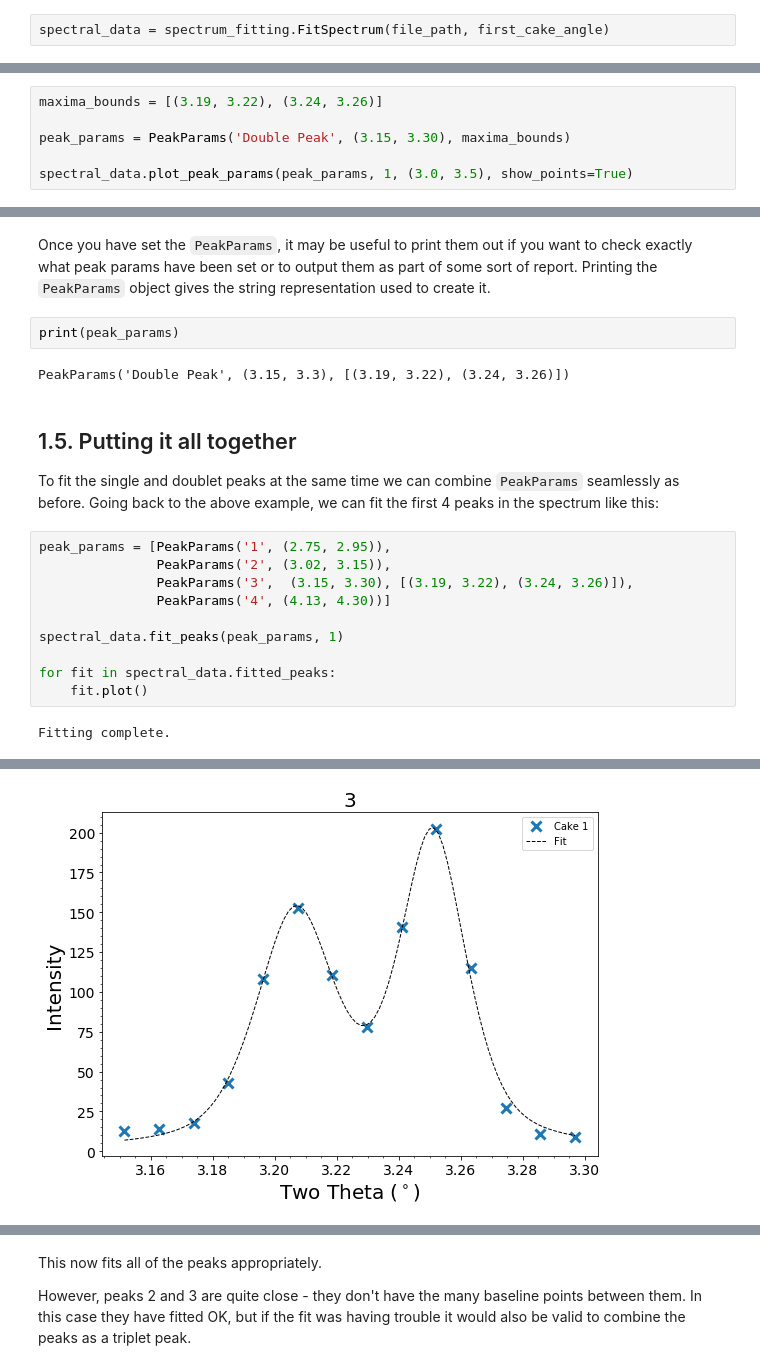
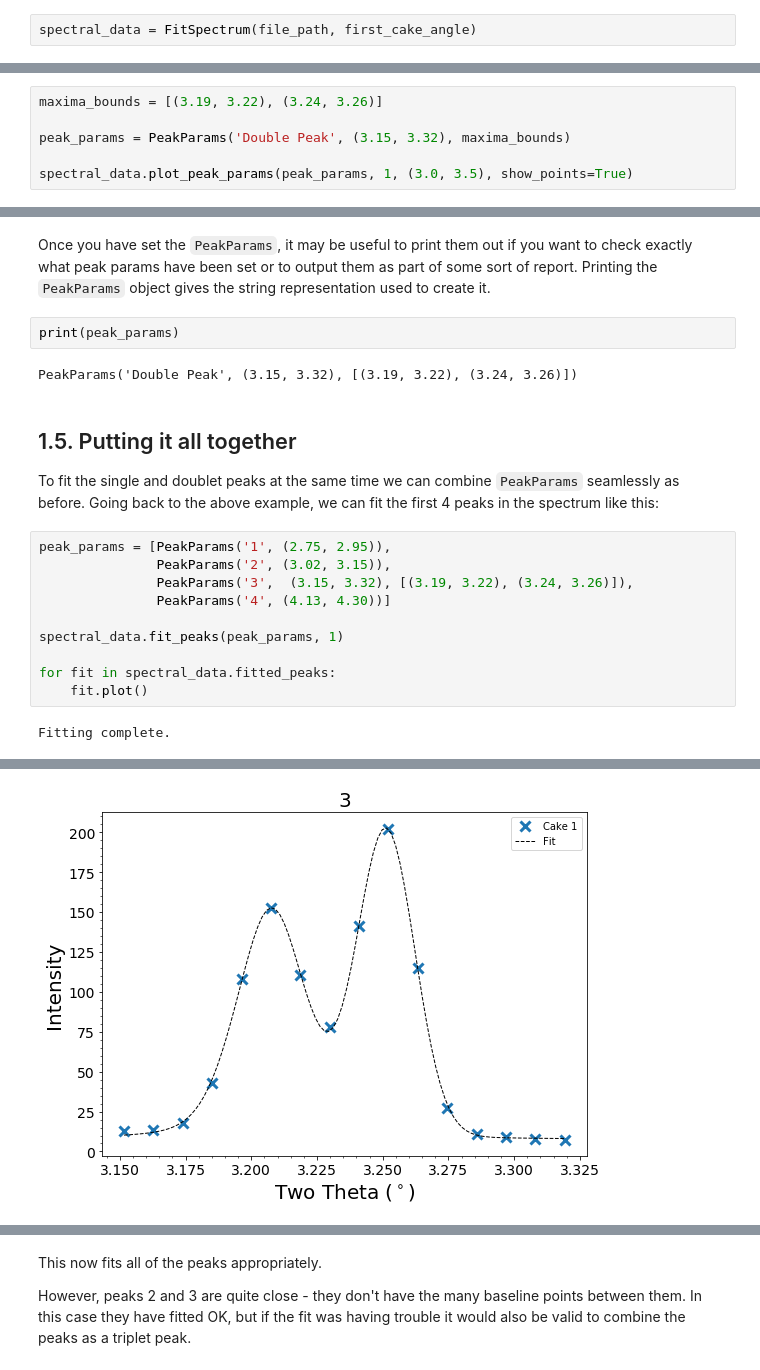
Before and after one commit to LightForm-group/xrdfit, a Jupyter notebook: tutorial notebooks/1 - Basic analysis workflow.ipynb, the cells around one changed output, grey strips where cells are left out. Saved outputs shown, nothing was run; the diff lists cells and outputs as text.

```diff
--- a/tutorial notebooks/1 - Basic analysis workflow.ipynb
+++ b/tutorial notebooks/1 - Basic analysis workflow.ipynb
@@ -44,7 +37,7 @@ file_path = '../example_data/adc_041_7Nb_NDload_700C_15mms_00001.dat'
 # %% [markdown]
 To fit the peaks in a spectrum, the diffraction pattern must first be loaded into a `FitSpectrum` object. The data for the whole diffraction pattern is stored in the instance of the object. In this case we name our instance *spectral_data*.
 # %%
-spectral_data = spectrum_fitting.FitSpectrum(file_path, first_cake_angle)
+spectral_data = FitSpectrum(file_path, first_cake_angle)
 # %% [output]
 Diffraction pattern successfully loaded from file.
 # %% [markdown]
@@ -208,7 +200,7 @@ The **maxima bounds** must be provided as a list of Tuples, one for each maxima
 # %%
 maxima_bounds = [(3.19, 3.22), (3.24, 3.26)]
 
-peak_params = PeakParams('Double Peak', (3.15, 3.30), maxima_bounds)
+peak_params = PeakParams('Double Peak', (3.15, 3.32), maxima_bounds)
 
 spectral_data.plot_peak_params(peak_params, 1, (3.0, 3.5), show_points=True)
 # %% [output]
@@ -230,7 +222,7 @@ Once you have set the `PeakParams`, it may be useful to print them out if you wa
 # %%
 print(peak_params)
 # %% [output]
-PeakParams('Double Peak', (3.15, 3.3), [(3.19, 3.22), (3.24, 3.26)])
+PeakParams('Double Peak', (3.15, 3.32), [(3.19, 3.22), (3.24, 3.26)])
 # %% [markdown]
 ## 1.5. Putting it all together
 
@@ -238,7 +230,7 @@ To fit the single and doublet peaks at the same time we can combine `PeakParams`
 # %%
 peak_params = [PeakParams('1', (2.75, 2.95)),
                PeakParams('2', (3.02, 3.15)),
-               PeakParams('3',  (3.15, 3.30), [(3.19, 3.22), (3.24, 3.26)]),
+               PeakParams('3',  (3.15, 3.32), [(3.19, 3.22), (3.24, 3.26)]),
                PeakParams('4', (4.13, 4.30))]
 
 spectral_data.fit_peaks(peak_params, 1)
@@ -252 +244 @@ Fitting complete.
-[figure, old version]
+[figure, new version]
```
Also changed, not shown: parts of 12 cells of this notebook, 13 other files.
